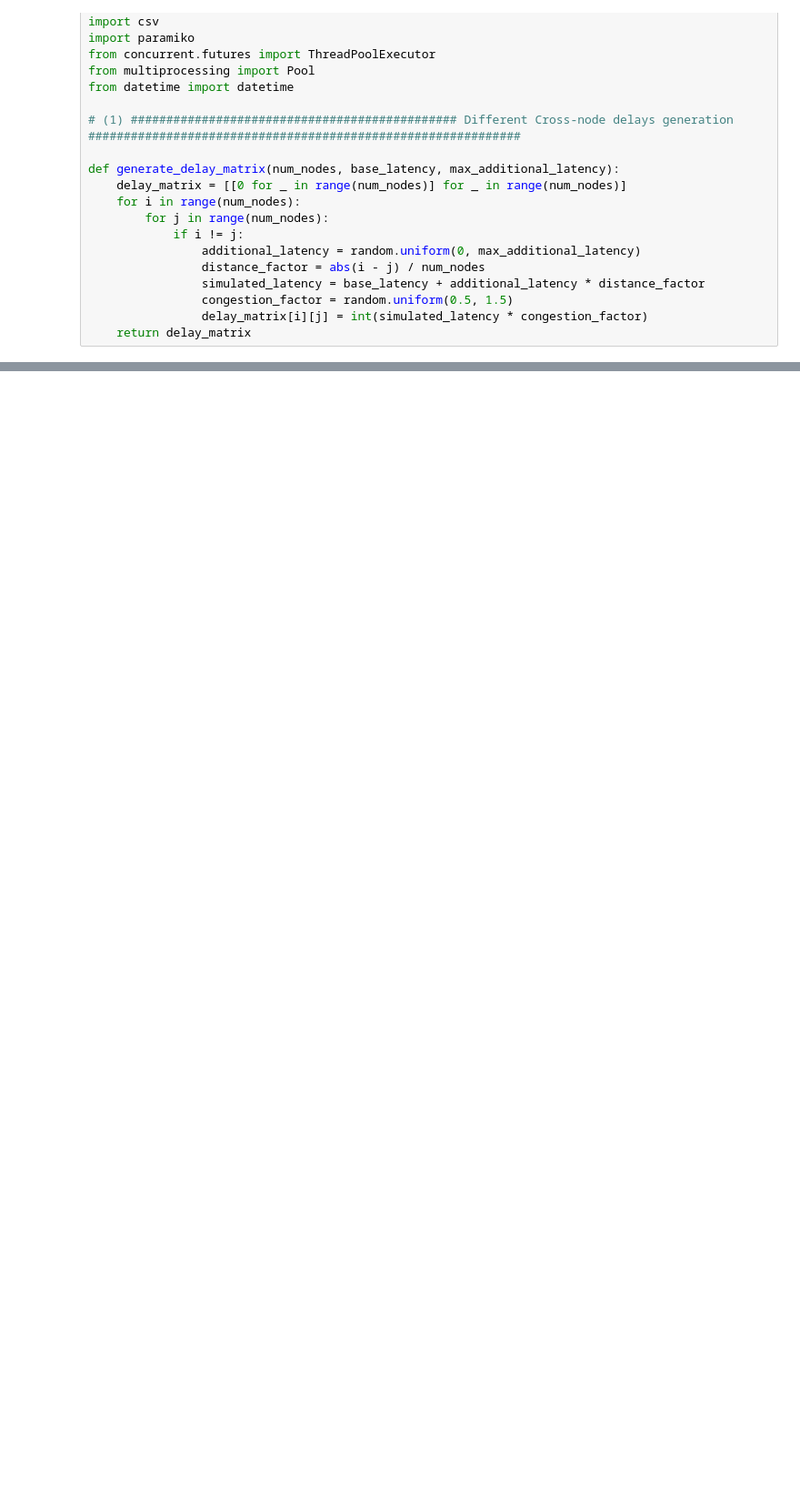
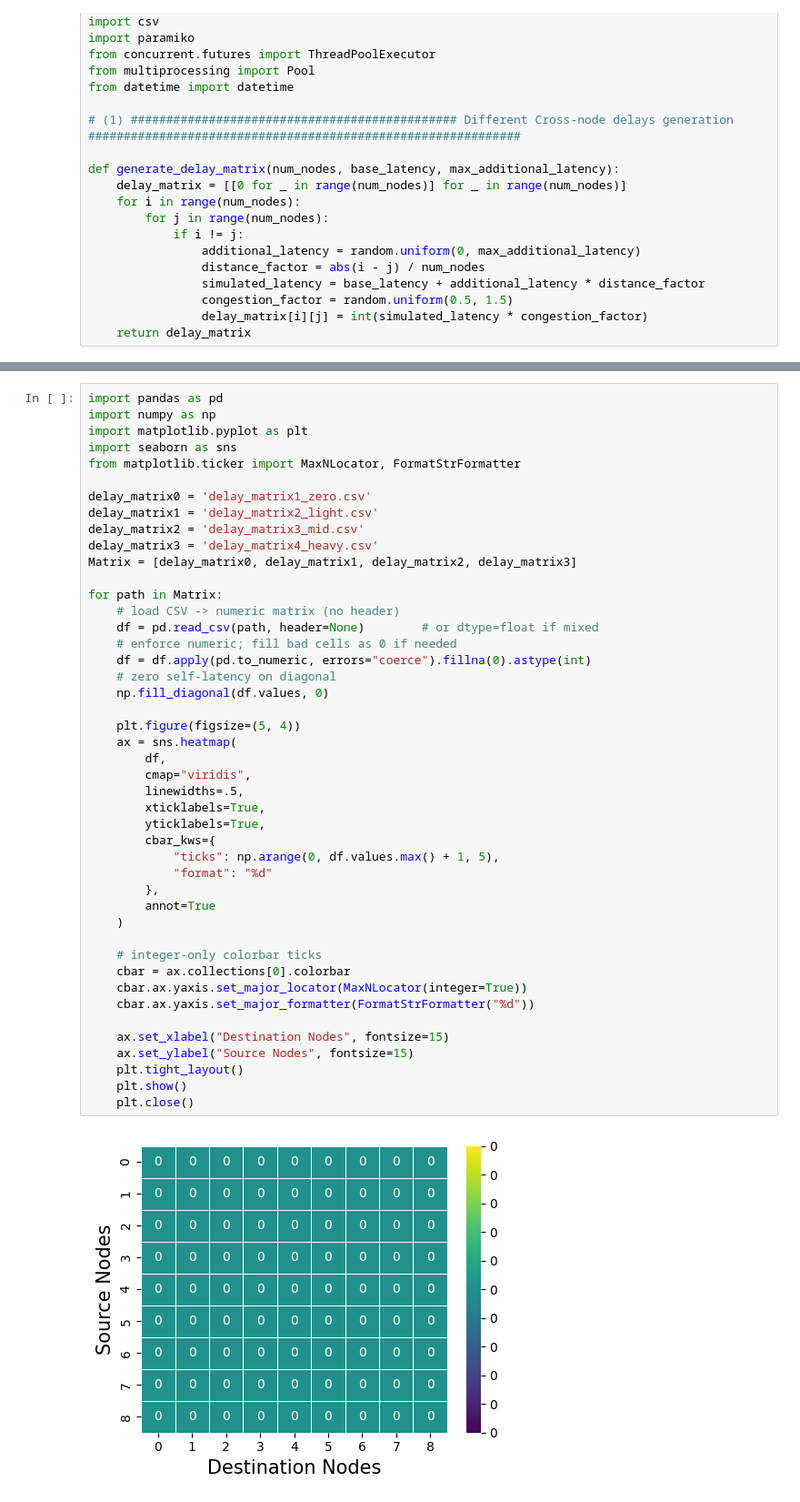
Before and after one commit to Cloudslab/TraDE, a Jupyter notebook: Evaluations/adaptivePerf_TPDS_revision/delayMatrix/delaygeneration.ipynb, the cells around one changed output, grey strips where cells are left out. Shown at 91% size. Saved outputs shown, nothing was run; the diff lists cells and outputs as text; blank space fills up the shorter version.

```diff
--- a/Evaluations/adaptivePerf_TPDS_revision/delayMatrix/delaygeneration.ipynb
+++ b/Evaluations/adaptivePerf_TPDS_revision/delayMatrix/delaygeneration.ipynb
@@ -46,0 +64,47 @@ with open('delay_matrix4_heavy.csv', mode='w', newline='') as file:
+# %%
+import pandas as pd
+import numpy as np
+import matplotlib.pyplot as plt
+import seaborn as sns
+from matplotlib.ticker import MaxNLocator, FormatStrFormatter
+
+delay_matrix0 = 'delay_matrix1_zero.csv'
+delay_matrix1 = 'delay_matrix2_light.csv'
+delay_matrix2 = 'delay_matrix3_mid.csv'
+delay_matrix3 = 'delay_matrix4_heavy.csv'
+Matrix = [delay_matrix0, delay_matrix1, delay_matrix2, delay_matrix3]
+
+for path in Matrix:
+    # load CSV -> numeric matrix (no header)
+    df = pd.read_csv(path, header=None)        # or dtype=float if mixed
+    # enforce numeric; fill bad cells as 0 if needed
+    df = df.apply(pd.to_numeric, errors="coerce").fillna(0).astype(int)
+    # zero self-latency on diagonal
+    np.fill_diagonal(df.values, 0)
+
+    plt.figure(figsize=(5, 4))
+    ax = sns.heatmap(
+        df,
+        cmap="viridis",
+        linewidths=.5,
+        xticklabels=True,
+        yticklabels=True,
+        cbar_kws={
+            "ticks": np.arange(0, df.values.max() + 1, 5),
+            "format": "%d"
+        },
+        annot=True
+    )
+
+    # integer-only colorbar ticks
+    cbar = ax.collections[0].colorbar
+    cbar.ax.yaxis.set_major_locator(MaxNLocator(integer=True))
+    cbar.ax.yaxis.set_major_formatter(FormatStrFormatter("%d"))
+
+    ax.set_xlabel("Destination Nodes", fontsize=15)
+    ax.set_ylabel("Source Nodes", fontsize=15)
+    plt.tight_layout()
+    plt.show()
+    plt.close()
+# %% [output]
+[figure, added]
```
Also changed, not shown: parts of 5 cells of this notebook, 48 other files.
